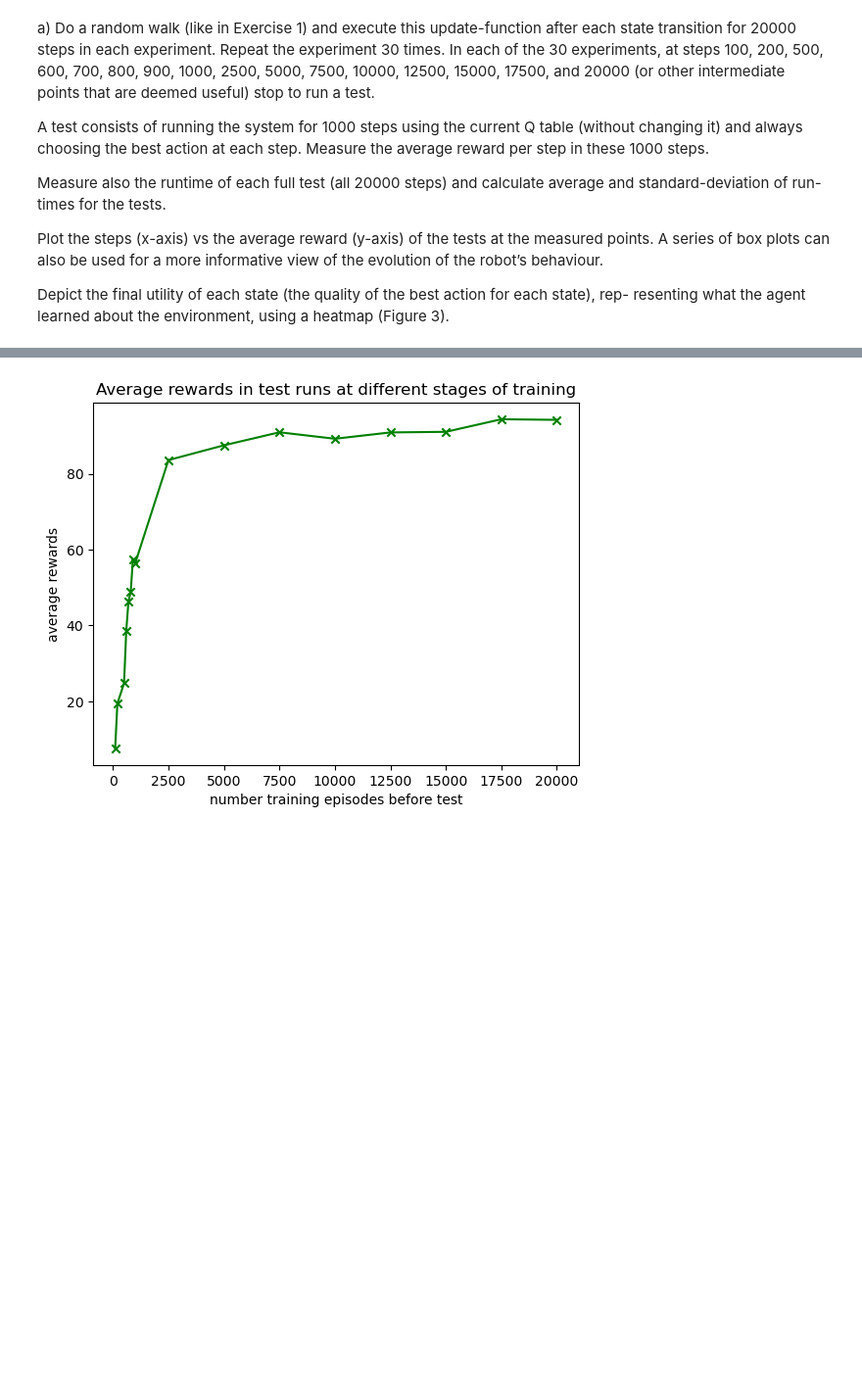
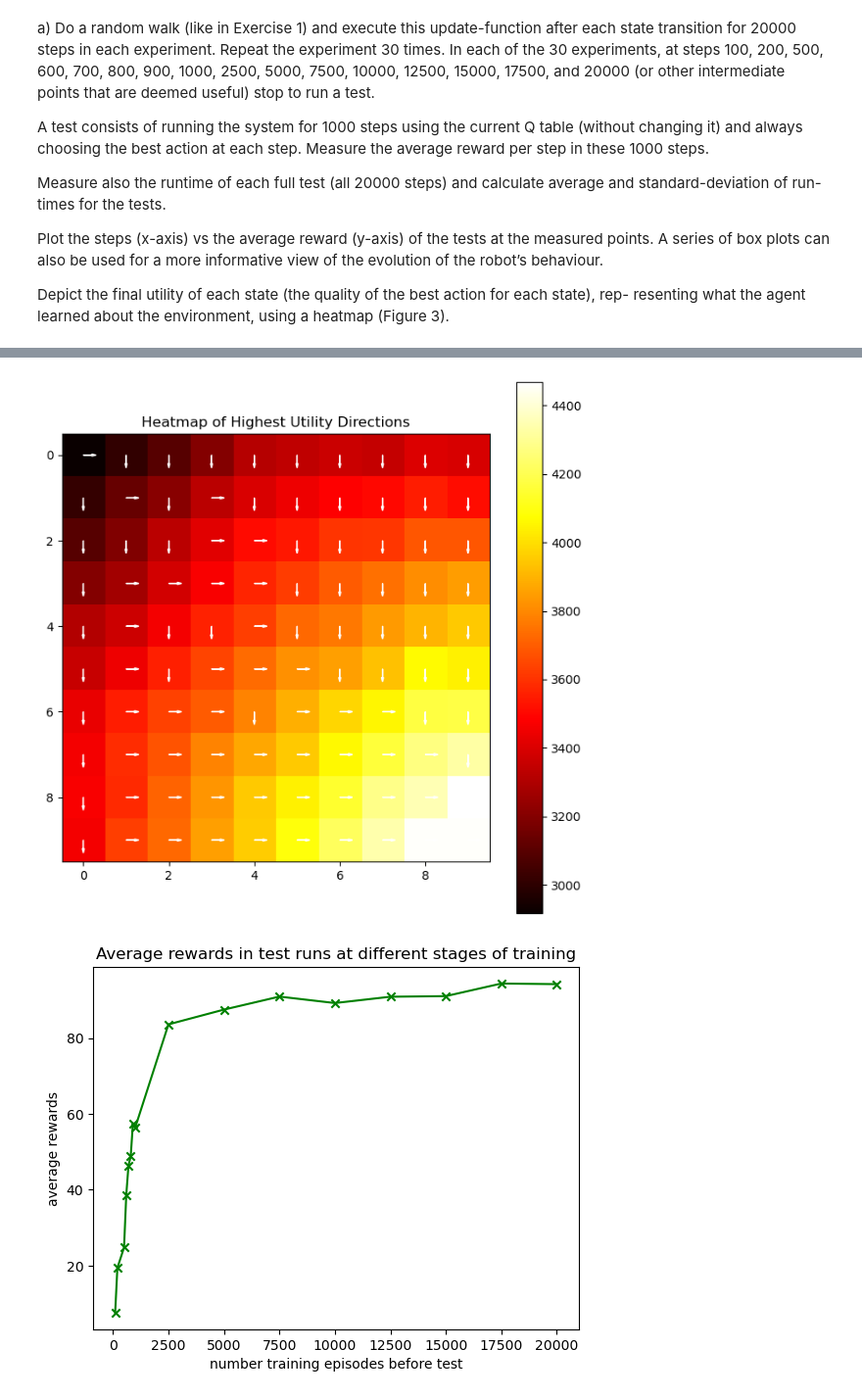
Before and after one commit to jelenameyer/IntroToMachineLearning, a Jupyter notebook: assignments/assignment3/assignment3.ipynb, the cells around one changed output, grey strips where cells are left out. Shown: that part at 98% size. Cells and saved outputs as stored; diff of their text form; code cells hidden in the pictures; blank space fills up the shorter version.

```diff
--- a/assignments/assignment3/assignment3.ipynb
+++ b/assignments/assignment3/assignment3.ipynb
@@ -318,3 +337,7 @@ showHeatmap(MatrixQEndExploration)
+# %%
+showHeatmap(averageMatrixQExploration)
+# %% [output]
+[figure, added]
 # %%
 # visualize average reward
 listWithPointsWhereTorRunTests = [100, 200, 500, 600, 700, 800, 900, 1000, 2500, 5000, 7500, 10000, 12500, 15000, 17500, 20000]
```
Also changed, not shown: parts of 25 cells of this notebook.
